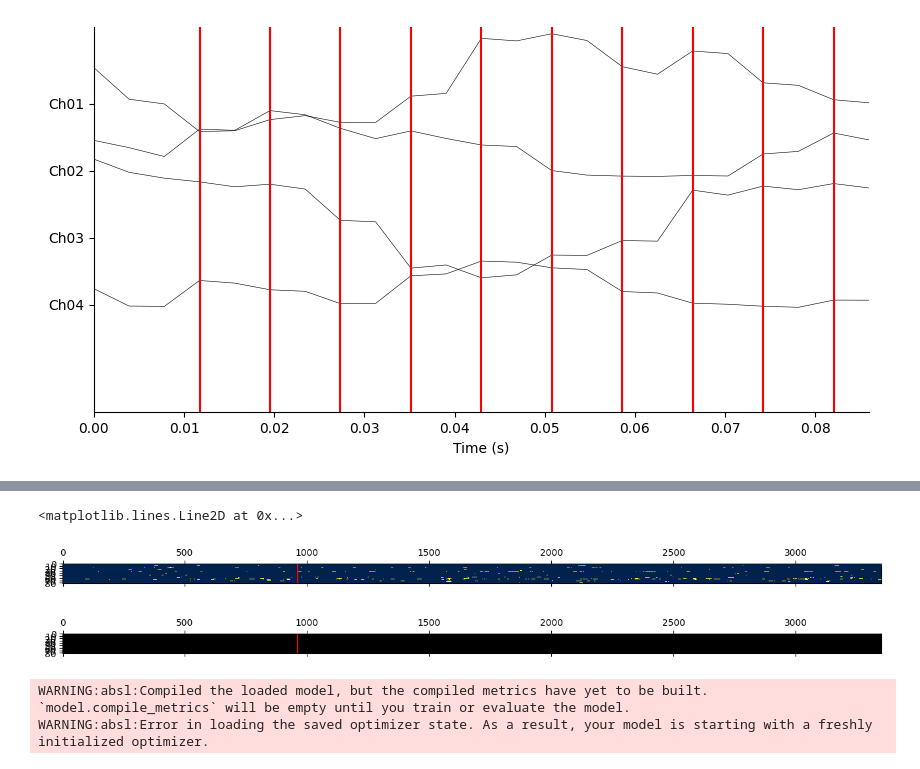
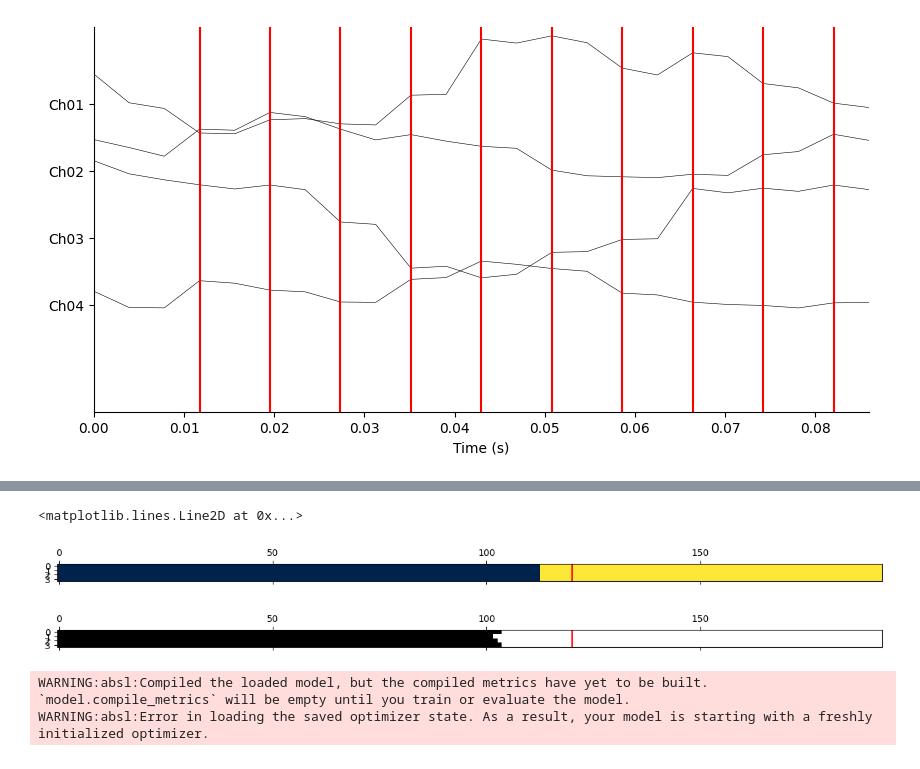
Before and after one commit to wojemann/DynaSD, a Jupyter notebook: examples/test_sim.ipynb, the cells around one changed output, grey strips where cells are left out. Drawn from its saved outputs; the diff is of its cells as text; code cells hidden in the pictures.

```diff
--- a/examples/test_sim.ipynb
+++ b/examples/test_sim.ipynb
@@ -49,7 +49,7 @@ print(f"📦 NDD class: {NDD}")
 fs = 256
 generator = SyntheticSeizureGenerator(fs=fs, random_seed=42)
 
-data,sz_start,sz_end = generator.generate_combined_signal(baseline_duration=15, seizure_duration=10, seizure_type='focal', n_channels=4, focal_channels=list(range(8)), transition_duration=0)
+data,sz_start,sz_end = generator.generate_combined_signal(baseline_duration=15, seizure_duration=10, seizure_type='polyspike', n_channels=4, focal_channels=list(range(8)), transition_duration=0)
 # data['Ch05'] = np.random.randn(data.shape[0])*0.4
 # %%
 from example_utils import plot_iEEG_data
@@ -288,20 +286,20 @@ plt.axvline(x=onset_idx,color='r')
 # %%
 clf = IMPRINT(fs=fs)
 clf.fit(data.iloc[:fs*10,:])
-imp_thresh = clf.get_threshold()
+imp_thresh = clf.get_threshold(method='pretrained',sz_prob=None)
 imp = clf(data)
 imp_times = clf.get_win_times(len(data))
 # %%
 plt.matshow(sc.ndimage.median_filter(imp,size=20,mode='nearest',axes=0).T>imp_thresh)
 imp_onset_idx = np.argmin(np.abs(imp_times-sz_start))
 plt.axvline(x=imp_onset_idx,color='r')
-_,imp_sz_clf = clf.get_onset_and_spread(imp.iloc[:,:],ret_smooth_mat=True)
+_,imp_sz_clf = clf.get_onset_and_spread(imp.iloc[:,:],ret_smooth_mat=True,legacy=False)
 plt.matshow(imp_sz_clf.T,cmap='gray')
 plt.axvline(x=imp_onset_idx,color='r')
 # %% [output]
 <matplotlib.lines.Line2D at 0x...>
-[figure, old version]
+[figure, new version]
-[figure, old version]
+[figure, new version]
 # %%
 wvnt = WVNT(w_size=1,w_stride=0.125,verbose=False,batch_size=512)
 wvnt.fit(data.iloc[:fs*10,:])
```
Also changed, not shown: parts of 9 cells of this notebook, 2 other files.
